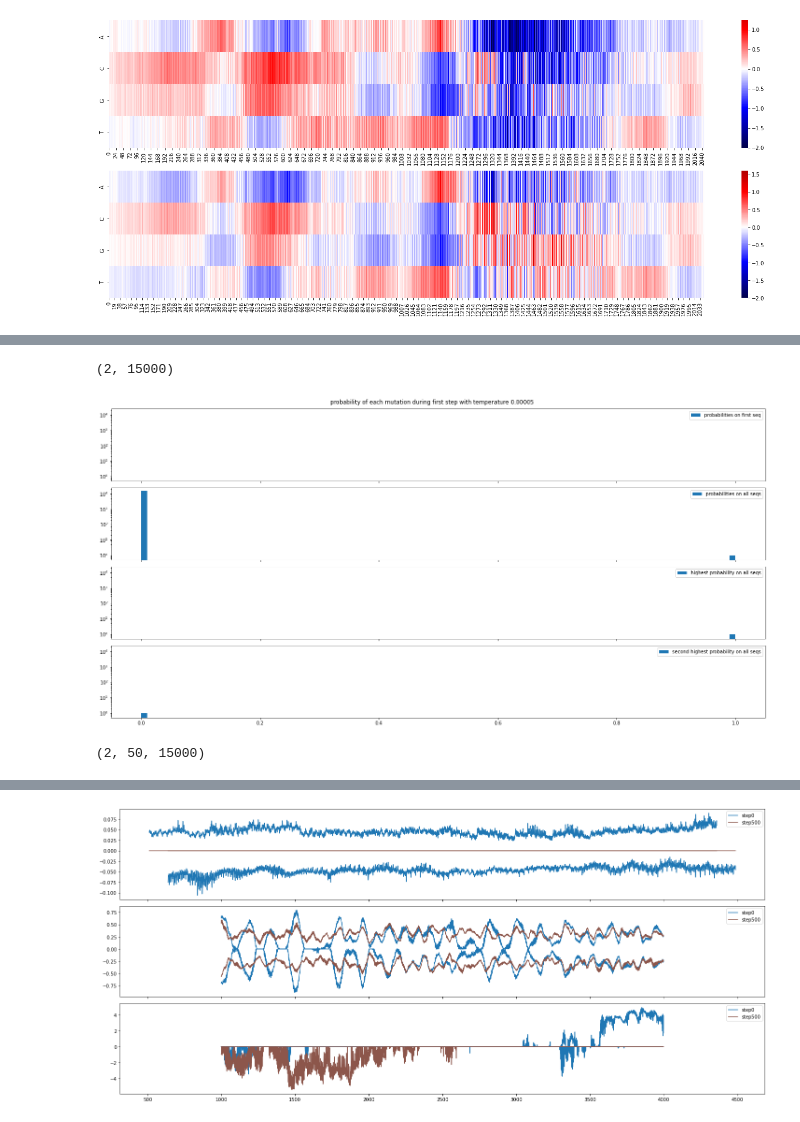
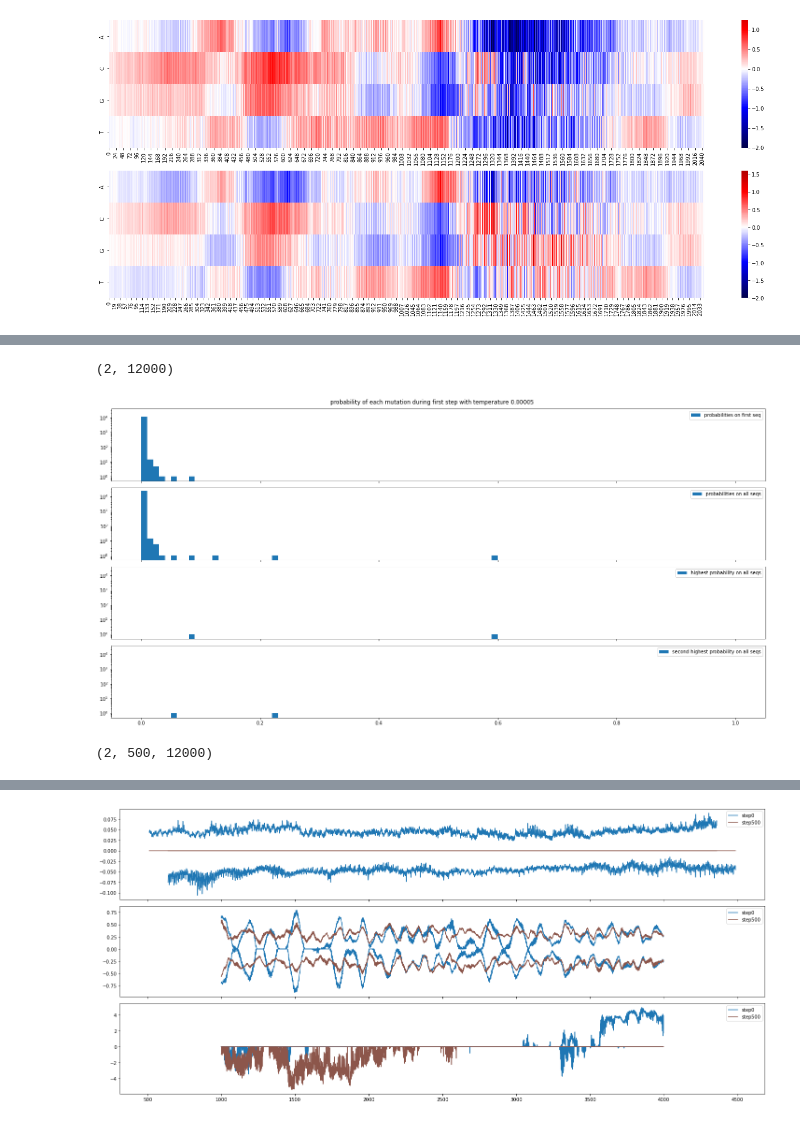
Before and after one commit to Alexwestbrook/mnhn-internship_DeepCNN_ChIP-seq, a Jupyter notebook: model_predictions.ipynb, the cells around one changed output, grey strips where cells are left out. Drawn from its saved outputs; the diff is of its cells as text; code cells hidden in the pictures.

```diff
--- a/model_predictions.ipynb
+++ b/model_predictions.ipynb
@@ -289,33 +224,34 @@ ax.legend()
 # %%
+exp_name = 'lowpol_4kb_temp2e-4'
 i = 0
-probs = np.load(f'/home/alex/shared_folder/SCerevisiae/generated/test77/probs/prob_step{i}.npy')
-# probs = np.load(f'/home/alex/shared_folder/SCerevisiae/generated/test43/prob_step{i}.npy')
+probs = np.load(f'/home/alex/shared_folder/SCerevisiae/generated/{exp_name}/probs/prob_step{i}.npy')
 print(probs.shape)
 probs = np.sort(probs, axis=1)
 fig, axes = plt.subplots(4, 1, figsize=(20, 10), facecolor='w', layout='tight', sharey=True, sharex=True)
 fig.suptitle('probability of each mutation during first step with temperature 0.00005')
 axes[0].hist(probs[0], bins=100, range=(0, 1), label='probabilities on first seq')
 axes[1].hist(probs.ravel(), bins=100, range=(0, 1), label='probabilities on all seqs')
 axes[2].hist(probs[:, -1], bins=100, range=(0, 1), label='highest probability on all seqs')
 axes[3].hist(probs[:, -2], bins=100, range=(0, 1), label='second highest probability on all seqs')
 for ax in axes:
     ax.set_yscale('log')
     ax.set_ylim(bottom=5e-1)
     ax.legend()
 plt.show()
 # %% [output]
-(2, 15000)
+(2, 12000)
-[figure, old version]
+[figure, new version]
 # %%
+exp_name = 'lowpol_4kb_temp2e-4'
 probs = []
-energies = energy_parser_v2(f'/home/alex/shared_folder/SCerevisiae/generated/test75/energy.txt')
+energies = energy_parser_v2(f'/home/alex/shared_folder/SCerevisiae/generated/{exp_name}/energy.txt')
 for i in range(energies.shape[1]):
-    probs.append(np.load(f'/home/alex/shared_folder/SCerevisiae/generated/test75/probs/prob_step{i}.npy'))
+    probs.append(np.load(f'/home/alex/shared_folder/SCerevisiae/generated/{exp_name}/probs/prob_step{i}.npy'))
 probs = np.stack(probs, axis=1)
 print(probs.shape)
 probs = np.sort(probs, axis=-1)
 # %% [output]
-(2, 50, 15000)
+(2, 500, 12000)
 # %%
 start = 0
 stop = 2
```
Also changed, not shown: parts of 26 cells of this notebook.
